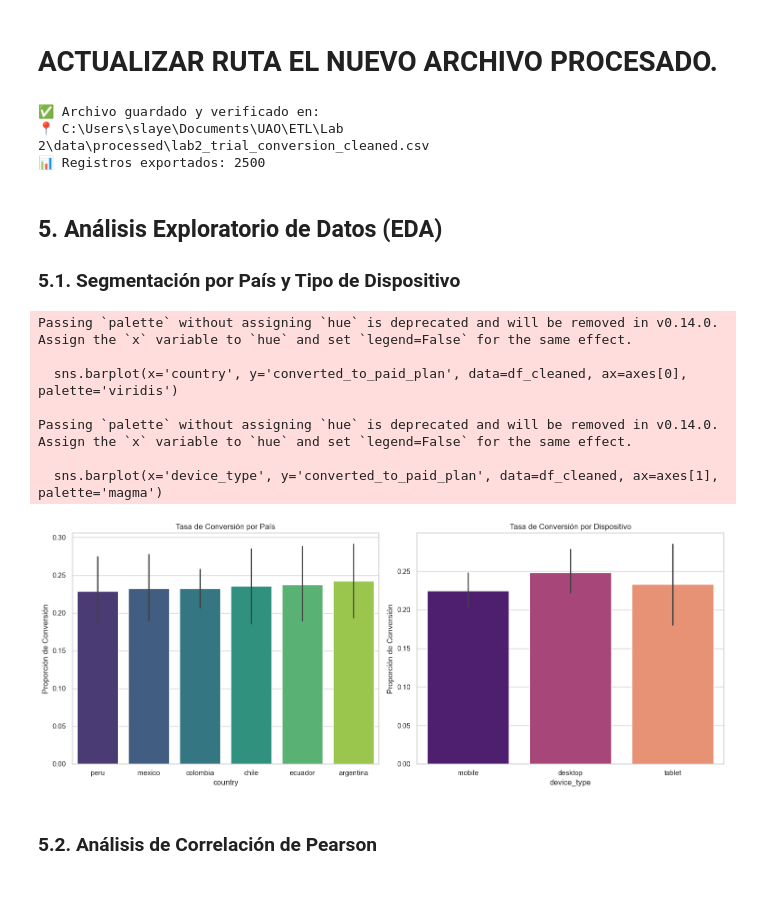
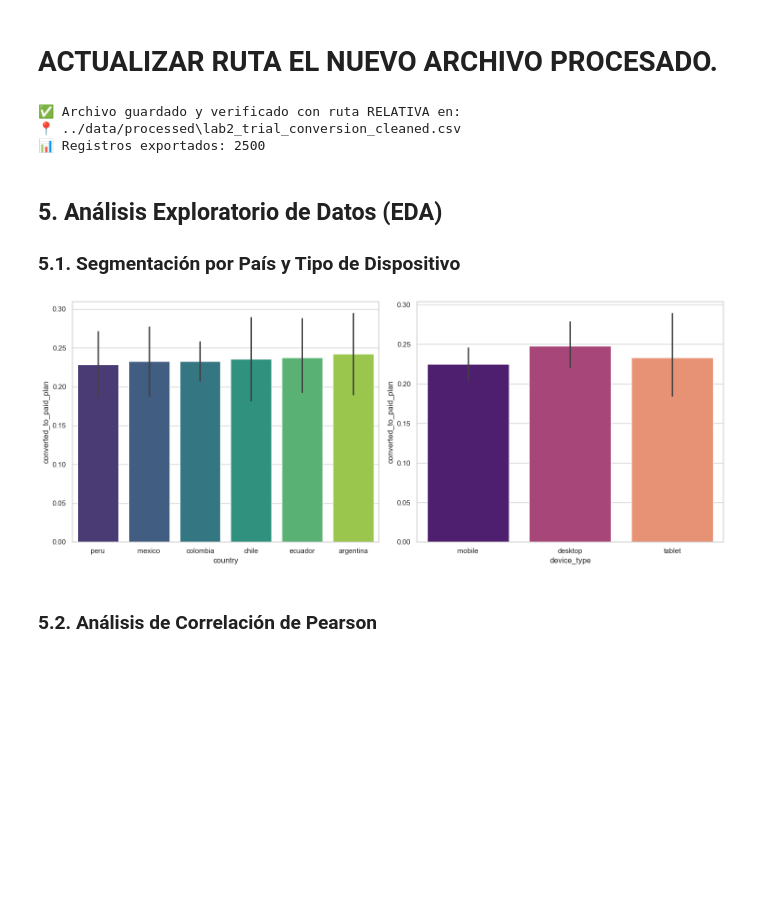
Before and after one commit to gmortiz87/lab2-etl-saa, a Jupyter notebook: notebooks/laboratorio_etl_modelado.ipynb, the cells around one changed output. Cells and saved outputs as stored; diff of their text form; code cells hidden in the pictures; blank space fills up the shorter version.

```diff
--- a/notebooks/laboratorio_etl_modelado.ipynb
+++ b/notebooks/laboratorio_etl_modelado.ipynb
@@ -295,15 +294,3 @@ print(df_cleaned[['monthly_income_usd', 'discount_offered_pct']].dtypes)
 monthly_income_usd      float64
 discount_offered_pct    float64
 dtype: object
-# %%
-# Imputación de variables numéricas con la mediana
-num_cols_nan = ['age', 'avg_session_minutes', 'satisfaction_score', 'monthly_income_usd']
-for col in num_cols_nan:
-    df_cleaned[col] = df_cleaned[col].fillna(df_cleaned[col].median())
-
-# Imputación de variables categóricas con la moda
-cat_cols_nan = ['device_type', 'country']
-for col in cat_cols_nan:
-    df_cleaned[col] = df_cleaned[col].fillna(df_cleaned[col].mode()[0])
-
-print(f"✅ Nulos restantes en el dataset: {df_cleaned.isnull().sum().sum()}")
@@ -312,5 +296,0 @@ print(f"✅ Nulos restantes en el dataset: {df_cleaned.isnull().sum().sum()}")
-# %%
-# Convertir a minúsculas y quitar espacios en blanco en todas las columnas de texto
-object_cols = df_cleaned.select_dtypes(include=['object']).columns
-for col in object_cols:
-    df_cleaned[col] = df_cleaned[col].str.lower().str.strip()
@@ -388,24 +372,29 @@ dtype: int64
 # %%
 import os
 
-# 1. Definimos la ruta absoluta proporcionada
-ruta_procesados = r'C:\Users\slaye\Documents\UAO\ETL\Lab 2\data\processed'
+# 1. Definimos la ruta RELATIVA (independiente del nombre de usuario del PC)
+# '../' significa: "sube un nivel desde la carpeta notebooks y busca data/processed"
+ruta_procesados = '../data/processed'
 nombre_archivo = 'lab2_trial_conversion_cleaned.csv'
+
+# Creamos la carpeta si no existe (esto evita errores de 'directorio no encontrado')
+if not os.path.exists(ruta_procesados):
+    os.makedirs(ruta_procesados)
+
 path_final = os.path.join(ruta_procesados, nombre_archivo)
 
 # 2. Guardar el DataFrame limpio
-# index=False evita que se cree una columna extra de 'Unnamed: 0' al volver a leerlo
 df_cleaned.to_csv(path_final, index=False)
 
-# 3. Verificación de integridad del archivo guardado
+# 3. Verificación de integridad
 if os.path.exists(path_final):
-    print(f"✅ Archivo guardado y verificado en:\n📍 {path_final}")
+    print(f"✅ Archivo guardado y verificado con ruta RELATIVA en:\n📍 {path_final}")
     print(f"📊 Registros exportados: {len(df_cleaned)}")
 else:
     print("❌ Error: No se pudo confirmar el guardado del archivo.")
 # %% [output]
-✅ Archivo guardado y verificado en:
-📍 C:\Users\slaye\Documents\UAO\ETL\Lab 2\data\processed\lab2_trial_conversion_cleaned.csv
+✅ Archivo guardado y verificado con ruta RELATIVA en:
+📍 ../data/processed\lab2_trial_conversion_cleaned.csv
 📊 Registros exportados: 2500
 # %% [markdown]
 ## 5. Análisis Exploratorio de Datos (EDA)
@@ -413,31 +402,21 @@ else:
 # %%
 import seaborn as sns
 import matplotlib.pyplot as plt
 
 # Configuración de subplots
 fig, axes = plt.subplots(1, 2, figsize=(15, 6))
 
 # 1. Conversión por País
-sns.barplot(x='country', y='converted_to_paid_plan', data=df_cleaned, ax=axes[0], palette='viridis')
-axes[0].set_title('Tasa de Conversión por País')
-axes[0].set_ylabel('Proporción de Conversión')
+sns.barplot(x='country', y='converted_to_paid_plan', hue='country', data=df_cleaned, ax=axes[0], palette='viridis', legend=False)
+
 
 # 2. Conversión por Dispositivo
-sns.barplot(x='device_type', y='converted_to_paid_plan', data=df_cleaned, ax=axes[1], palette='magma')
-axes[1].set_title('Tasa de Conversión por Dispositivo')
-axes[1].set_ylabel('Proporción de Conversión')
+sns.barplot(x='device_type', y='converted_to_paid_plan', hue='device_type', data=df_cleaned, ax=axes[1], palette='magma', legend=False)
 
 plt.tight_layout()
 plt.show()
 # %% [output]
-Passing `palette` without assigning `hue` is deprecated and will be removed in v0.14.0. Assign the `x` variable to `hue` and set `legend=False` for the same effect.
-
-  sns.barplot(x='country', y='converted_to_paid_plan', data=df_cleaned, ax=axes[0], palette='viridis')
-
-Passing `palette` without assigning `hue` is deprecated and will be removed in v0.14.0. Assign the `x` variable to `hue` and set `legend=False` for the same effect.
-
-  sns.barplot(x='device_type', y='converted_to_paid_plan', data=df_cleaned, ax=axes[1], palette='magma')
-[figure, old version]
+[figure, new version]
 # %% [markdown]
 # ############################################################################
 ### 5.2. Análisis de Correlación de Pearson
```
Also changed, not shown: parts of 11 cells of this notebook.
